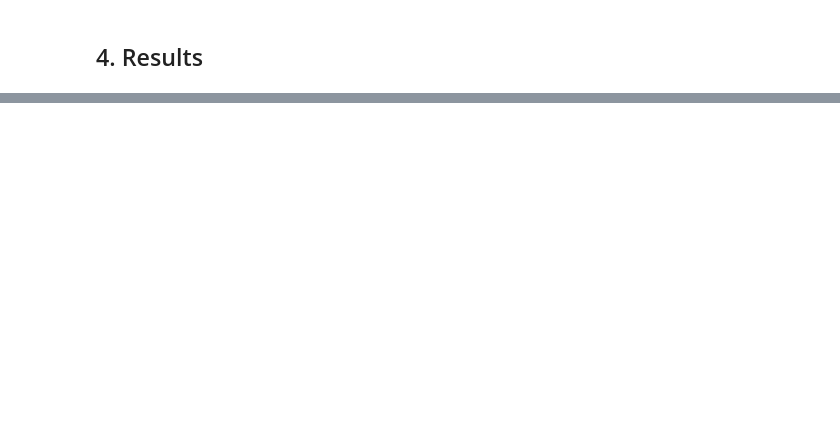
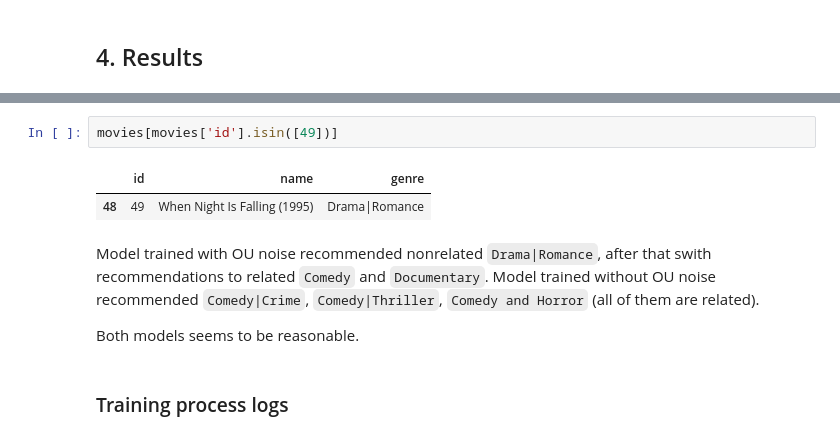
Before and after one commit to shashist/recsys-rl, a Jupyter notebook: recsys_rl.ipynb, the cells around one changed output, grey strips where cells are left out. Cells and saved outputs as stored; diff of their text form; blank space fills up the shorter version.

```diff
--- a/recsys_rl.ipynb
+++ b/recsys_rl.ipynb
@@ -405,0 +522,12 @@ Wall time: 1min 25s
+# %%
+movies[movies['id'].isin([49])]
+# %% [output]
+|  | id | name | genre |
+| 48 | 49 | When Night Is Falling (1995) | Drama|Romance |
+# %% [markdown]
+Model trained with OU noise recommended nonrelated `Drama|Romance`, after that swith recommendations to related `Comedy` and `Documentary`.
+Model trained without OU noise recommended `Comedy|Crime`, `Comedy|Thriller`, `Comedy and Horror` (all of them are related).
+
+Both models seems to be reasonable.
+# %% [markdown]
+### Training process logs
```
Also changed, not shown: parts of 24 cells of this notebook.
